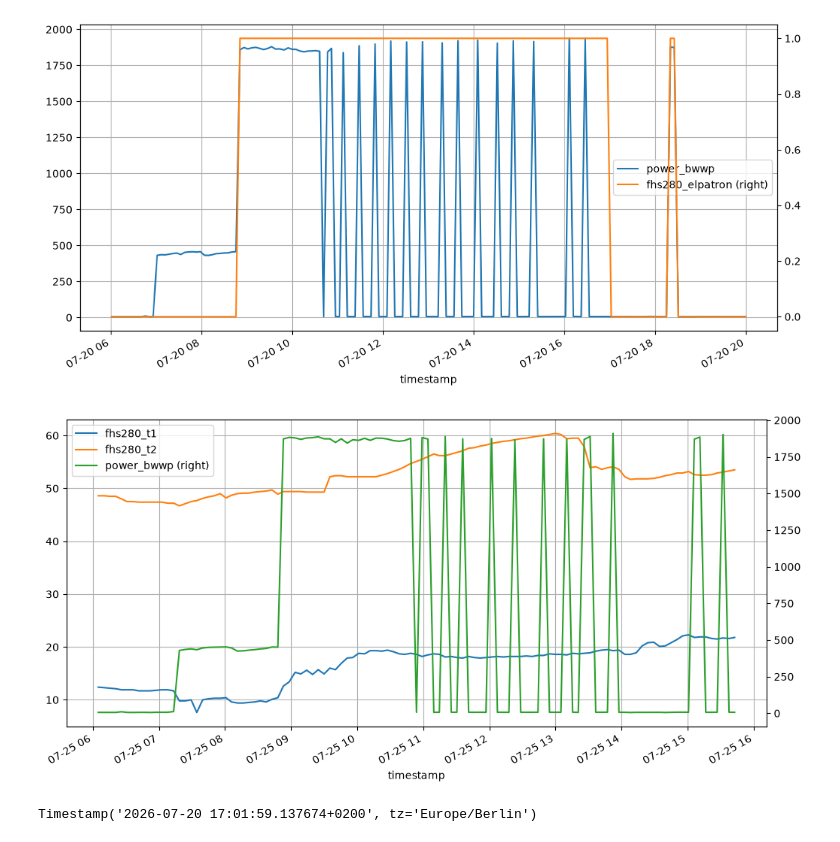
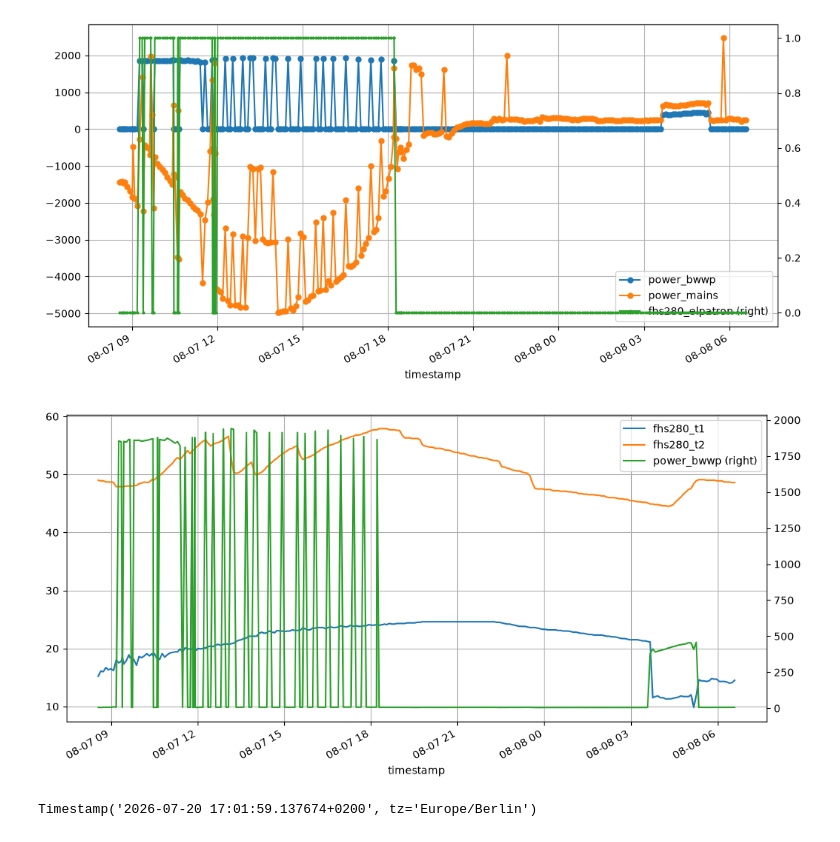
Before and after one commit to NiklasPhabian/solarcontrol, a Jupyter notebook: notebooks/bwwp_elpatron.ipynb, the cells around one changed output. Saved outputs shown, nothing was run; the diff lists cells and outputs as text; code cells hidden in the pictures.

```diff
--- a/notebooks/bwwp_elpatron.ipynb
+++ b/notebooks/bwwp_elpatron.ipynb
@@ -14,7 +17,7 @@ df = df.set_index('timestamp', drop=True)
 
 df = df[['fhs280_t1', 'fhs280_t2', 'fhs280_compressor', 'fhs280_elpatron', 'controller_state', 'power_bwwp','power_mains', 'fan_relay_state']]
 # %%
-start = '2026-07-20T06:00'
-stop = '2026-07-20T20:00'
+start = '2026-08-07T08:30'
+stop = '2026-08-30T14:00'
 
 df_sub = df.loc[start:].loc[:stop]
@@ -30,11 +61,12 @@ ax.grid(True)
 # %%
 fig, ax = plt.subplots(figsize=(12, 6))
 
-df_sub[['power_bwwp']].plot(ax=ax)
-df_sub[['fhs280_elpatron']].plot(ax=ax, secondary_y=True)
+df_sub[['power_bwwp']].plot(ax=ax, marker='o', markersize=5)
+df_sub[['power_mains']].plot(ax=ax, marker='o', markersize=5)
+df_sub[['fhs280_elpatron']].plot(ax=ax, secondary_y=True, marker='o', markersize=2)
 ax.grid(True)
 # %% [output]
-[figure, old version]
+[figure, new version]
 # %%
 fig, ax = plt.subplots(figsize=(12, 6))
 
@@ -43,7 +75,7 @@ df_sub[['power_bwwp']].plot(ax=ax, secondary_y=True)
 
 ax.grid(True)
 # %% [output]
-[figure, old version]
+[figure, new version]
 # %%
 df['fhs280_t2'].idxmax()
 # %% [output]
```
Also changed, not shown: parts of 4 cells of this notebook, 1 other file.
